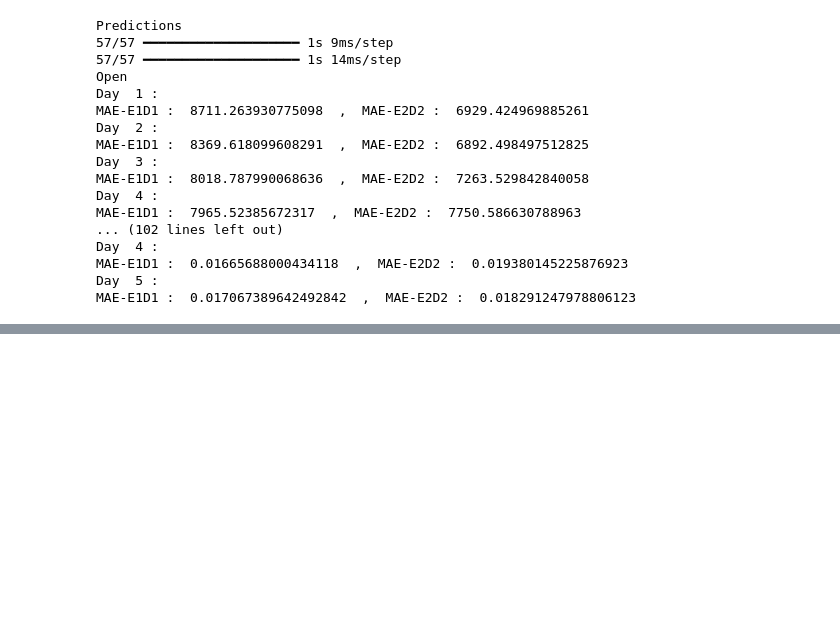
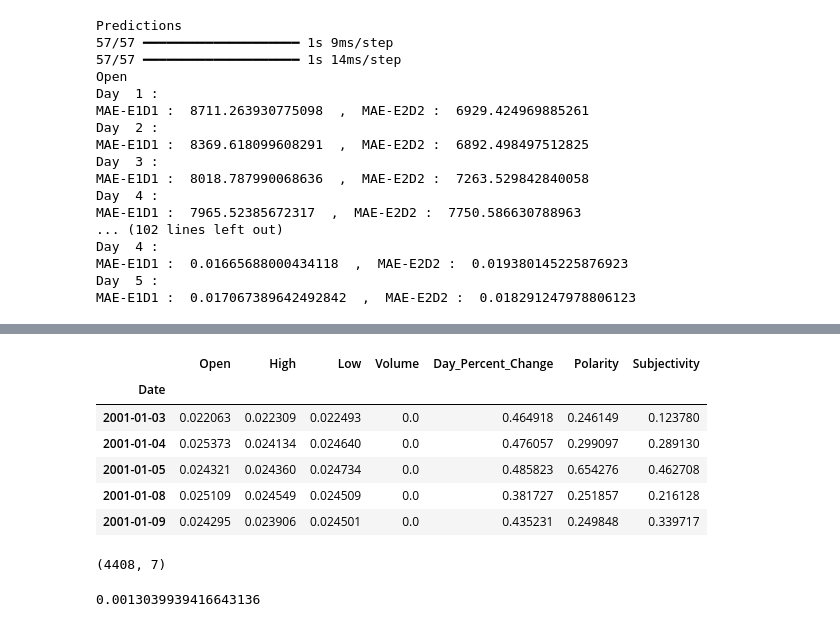
Before and after one commit to hossaintaufiq/StockPricePrediction, a Jupyter notebook: Stock_Price_Prediction.ipynb, the cells around one changed output, grey strips where cells are left out. Saved outputs shown, nothing was run; the diff lists cells and outputs as text; code cells hidden in the pictures; blank space fills up the shorter version.

```diff
--- a/Stock_Price_Prediction.ipynb
+++ b/Stock_Price_Prediction.ipynb
@@ -843,0 +864,29 @@ MAE-E1D1 :  0.017067389642492842  ,  MAE-E2D2 :  0.018291247978806123
+# %%
+X=new_df.drop('Close_stationary',axis=1)
+
+X.drop('Close',axis=1,inplace=True)
+y=new_df['Close']
+X.head()
+# %% [output]
+|  | Open | High | Low | Volume | Day_Percent_Change | Polarity | Subjectivity |
+| Date |  |  |  |  |  |  |  |
+| 2001-01-03 | 0.022063 | 0.022309 | 0.022493 | 0.0 | 0.464918 | 0.246149 | 0.123780 |
+| 2001-01-04 | 0.025373 | 0.024134 | 0.024640 | 0.0 | 0.476057 | 0.299097 | 0.289130 |
+| 2001-01-05 | 0.024321 | 0.024360 | 0.024734 | 0.0 | 0.485823 | 0.654276 | 0.462708 |
+| 2001-01-08 | 0.025109 | 0.024549 | 0.024509 | 0.0 | 0.381727 | 0.251857 | 0.216128 |
+| 2001-01-09 | 0.024295 | 0.023906 | 0.024501 | 0.0 | 0.435231 | 0.249848 | 0.339717 |
+# %%
+from sklearn.model_selection import train_test_split
+x_train,x_test, y_train,y_test = train_test_split(X,y,test_size=0.2, random_state= 0 )
+x_train.shape
+# %% [output]
+(4408, 7)
+# %%
+from sklearn.ensemble import RandomForestRegressor, AdaBoostRegressor
+
+rf= RandomForestRegressor()
+rf.fit(x_train, y_train)
+prediction = rf.predict(x_test)
+print(mean_absolute_error(prediction, y_test))
+# %% [output]
+0.0013039939416643136
```
Also changed, not shown: parts of 2 cells of this notebook.
